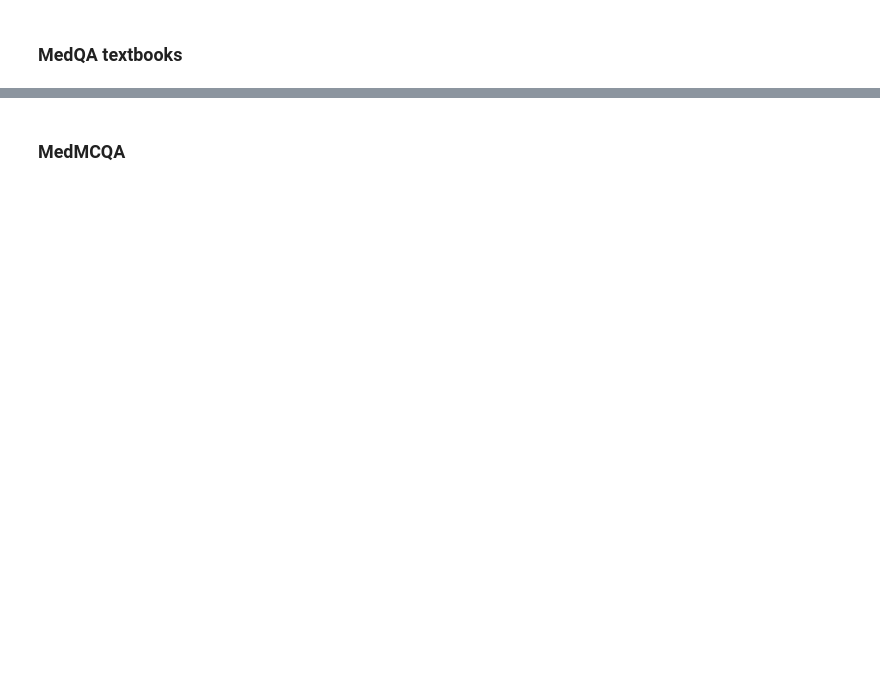
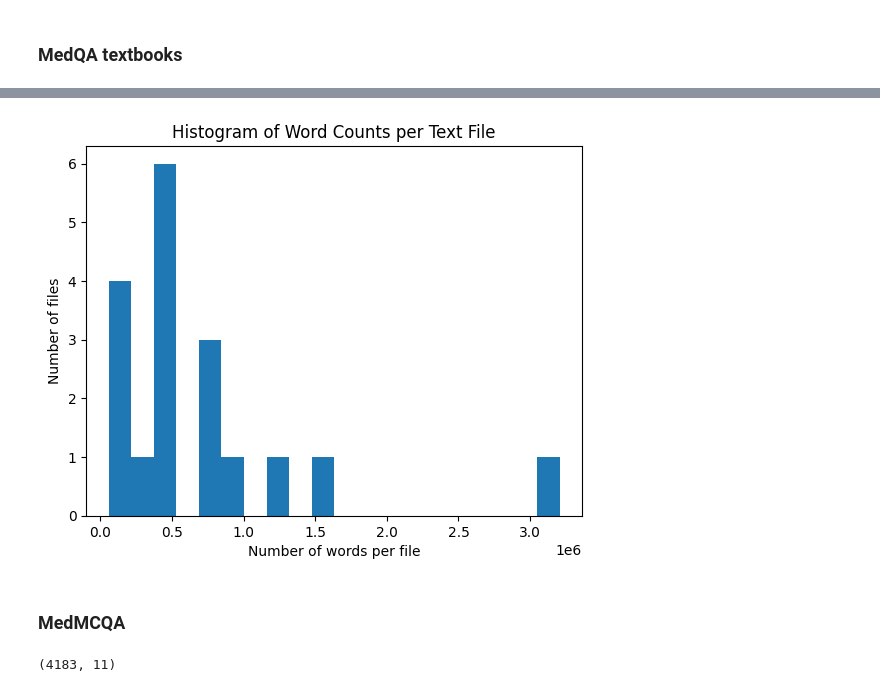
Before and after one commit to ZenHKD/bio-med-rag, a Jupyter notebook: notebooks/00_EDA.ipynb, the cells around one changed output, grey strips where cells are left out. Cells and saved outputs as stored; diff of their text form; code cells hidden in the pictures; blank space fills up the shorter version.

```diff
--- a/notebooks/00_EDA.ipynb
+++ b/notebooks/00_EDA.ipynb
@@ -70,4 +112,15 @@ Biochemistry_Lippincott.txt: 203,998 words
 
 Average words per textbook: 713,985
+# %%
+word_counts = list(book_word_counts.values())
+
+plt.figure()
+plt.hist(word_counts, bins=20)
+plt.xlabel("Number of words per file")
+plt.ylabel("Number of files")
+plt.title("Histogram of Word Counts per Text File")
+plt.show()
+# %% [output]
+[figure, added]
 # %% [markdown]
 ### MedMCQA
@@ -73,0 +129,4 @@ Average words per textbook: 713,985
+# %%
+df.shape
+# %% [output]
+(4183, 11)
```
Also changed, not shown: parts of 14 cells of this notebook, 1 other file.
